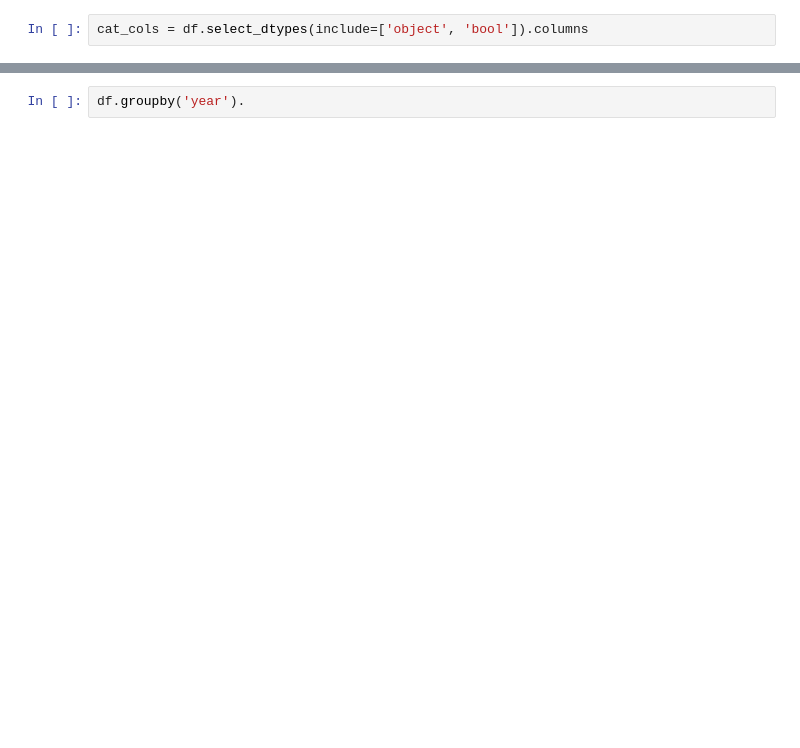
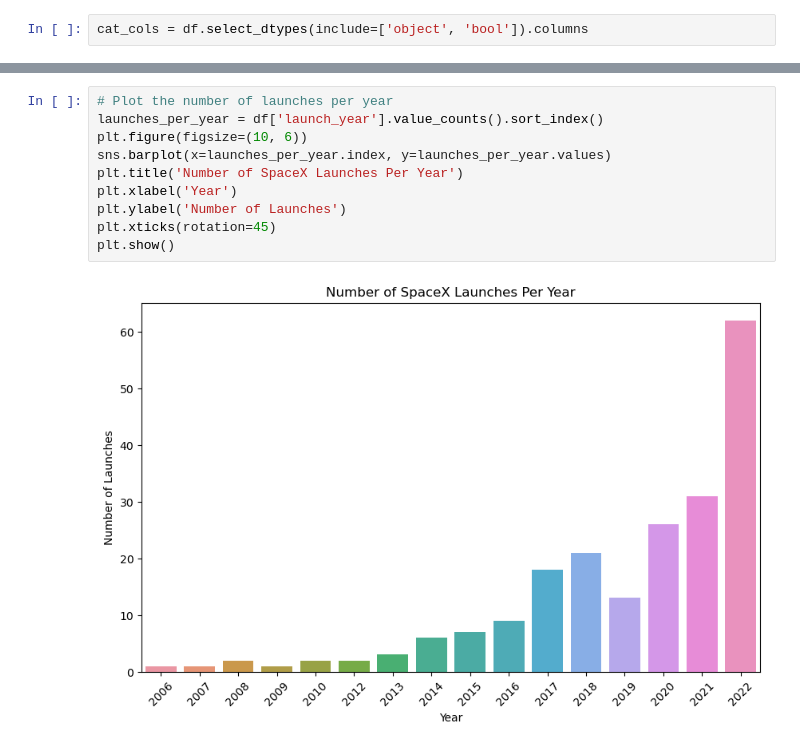
Before and after one commit to IamGr0o0t/my-spacex-etl-solution, a Jupyter notebook: notebooks/analysis.ipynb, the cells around one changed output, grey strips where cells are left out. Saved outputs shown, nothing was run; the diff lists cells and outputs as text; blank space fills up the shorter version.

```diff
--- a/notebooks/analysis.ipynb
+++ b/notebooks/analysis.ipynb
@@ -176,2 +170,12 @@ for column in cat_cols:
-# %%
-df.groupby('year').
+# %%
+# Plot the number of launches per year
+launches_per_year = df['launch_year'].value_counts().sort_index()
+plt.figure(figsize=(10, 6))
+sns.barplot(x=launches_per_year.index, y=launches_per_year.values)
+plt.title('Number of SpaceX Launches Per Year')
+plt.xlabel('Year')
+plt.ylabel('Number of Launches')
+plt.xticks(rotation=45)
+plt.show()
+# %% [output]
+[figure, added]
```
Also changed, not shown: parts of 33 cells of this notebook, 1 other file.
